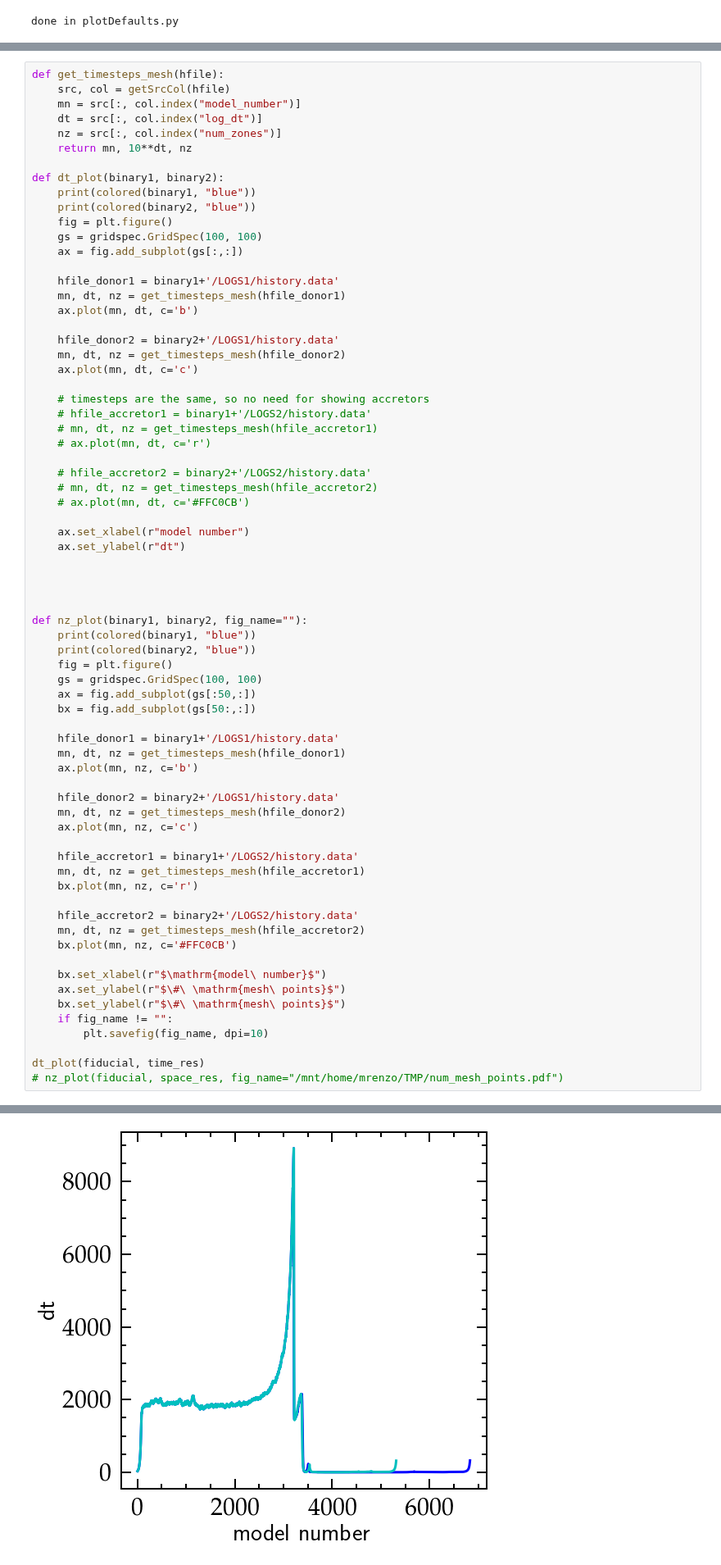
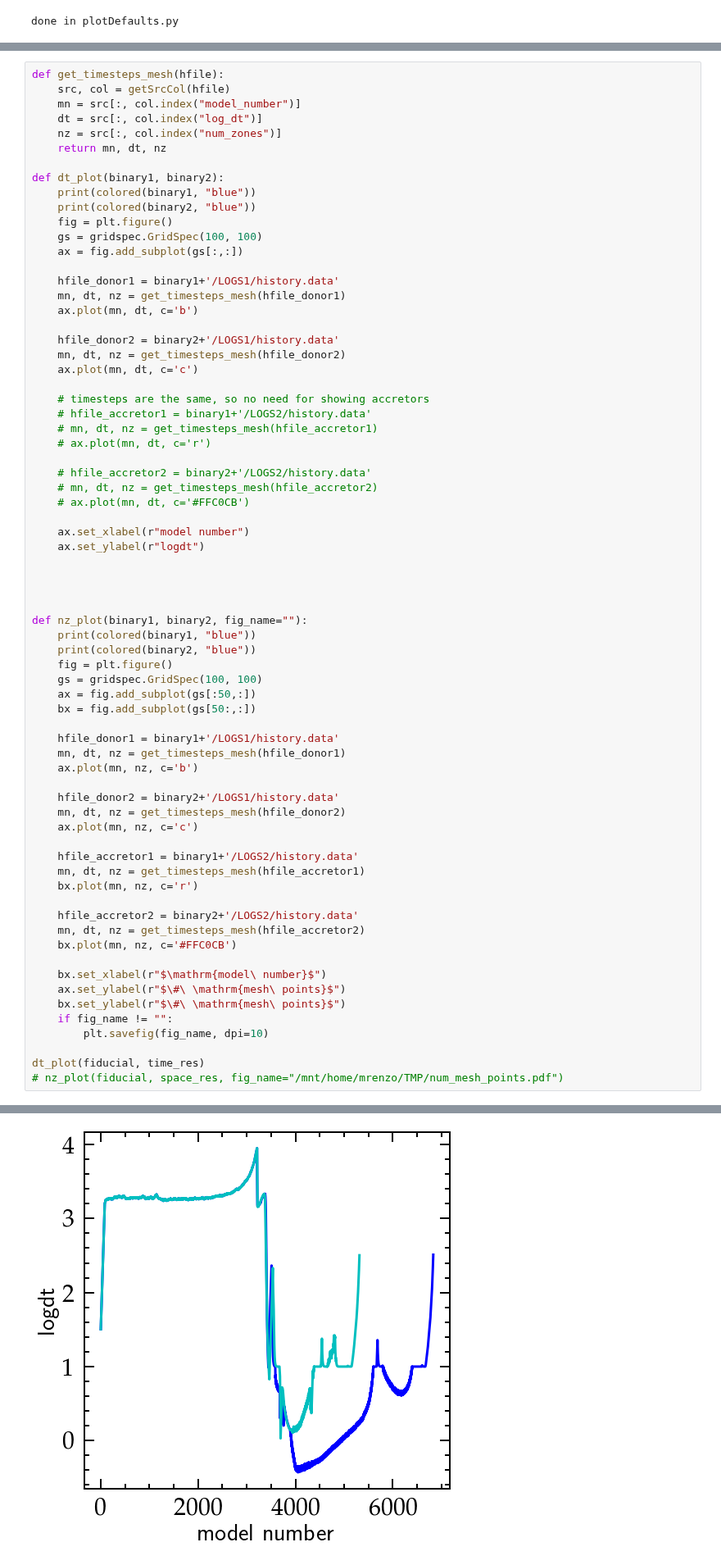
Before and after one commit to mathren/zeta_oph, a Jupyter notebook: notebooks/resolution_test.ipynb, the cells around one changed output, grey strips where cells are left out. Shown at 82% size. Cells and saved outputs as stored; diff of their text form.

Commit message:
plots and notebooks

```diff
--- a/notebooks/resolution_test.ipynb
+++ b/notebooks/resolution_test.ipynb
@@ -70,7 +70,7 @@ def get_timesteps_mesh(hfile):
     mn = src[:, col.index("model_number")]
     dt = src[:, col.index("log_dt")]
     nz = src[:, col.index("num_zones")]
-    return mn, 10**dt, nz
+    return mn, dt, nz
 
 def dt_plot(binary1, binary2):
     print(colored(binary1, "blue"))
@@ -97,7 +97,7 @@ def dt_plot(binary1, binary2):
     # ax.plot(mn, dt, c='#FFC0CB')
 
     ax.set_xlabel(r"model number")
-    ax.set_ylabel(r"dt")
+    ax.set_ylabel(r"logdt")
 
 
 
@@ -110,34 +110,34 @@ def nz_plot(binary1, binary2, fig_name=""):
     ax = fig.add_subplot(gs[:50,:])
     bx = fig.add_subplot(gs[50:,:])
 
     hfile_donor1 = binary1+'/LOGS1/history.data'
     mn, dt, nz = get_timesteps_mesh(hfile_donor1)
     ax.plot(mn, nz, c='b')
 
     hfile_donor2 = binary2+'/LOGS1/history.data'
     mn, dt, nz = get_timesteps_mesh(hfile_donor2)
     ax.plot(mn, nz, c='c')
 
     hfile_accretor1 = binary1+'/LOGS2/history.data'
     mn, dt, nz = get_timesteps_mesh(hfile_accretor1)
     bx.plot(mn, nz, c='r')
 
     hfile_accretor2 = binary2+'/LOGS2/history.data'
     mn, dt, nz = get_timesteps_mesh(hfile_accretor2)
     bx.plot(mn, nz, c='#FFC0CB')
 
     bx.set_xlabel(r"$\mathrm{model\ number}$")
     ax.set_ylabel(r"$\#\ \mathrm{mesh\ points}$")
     bx.set_ylabel(r"$\#\ \mathrm{mesh\ points}$")
     if fig_name != "":
         plt.savefig(fig_name, dpi=10)
 
 dt_plot(fiducial, time_res)
 # nz_plot(fiducial, space_res, fig_name="/mnt/home/mrenzo/TMP/num_mesh_points.pdf")
 # %% [output]
 /mnt/home/mrenzo/RUNS/zeta_ophiuchi/M1_25_M2_17_P100_Z0.01/re-run_exponential/binary_to_postRLOF/
 /mnt/home/mrenzo/RUNS/zeta_ophiuchi/M1_25_M2_17_P100_Z0.01/res_tests/time_res/binary_to_postRLOF/
-[figure, old version]
+[figure, new version]
 # %%
 # make unique resolution plot
 def resolution_plot(binary1, binary2, fig_name=""):
```
Also changed, not shown: 4 other files.
